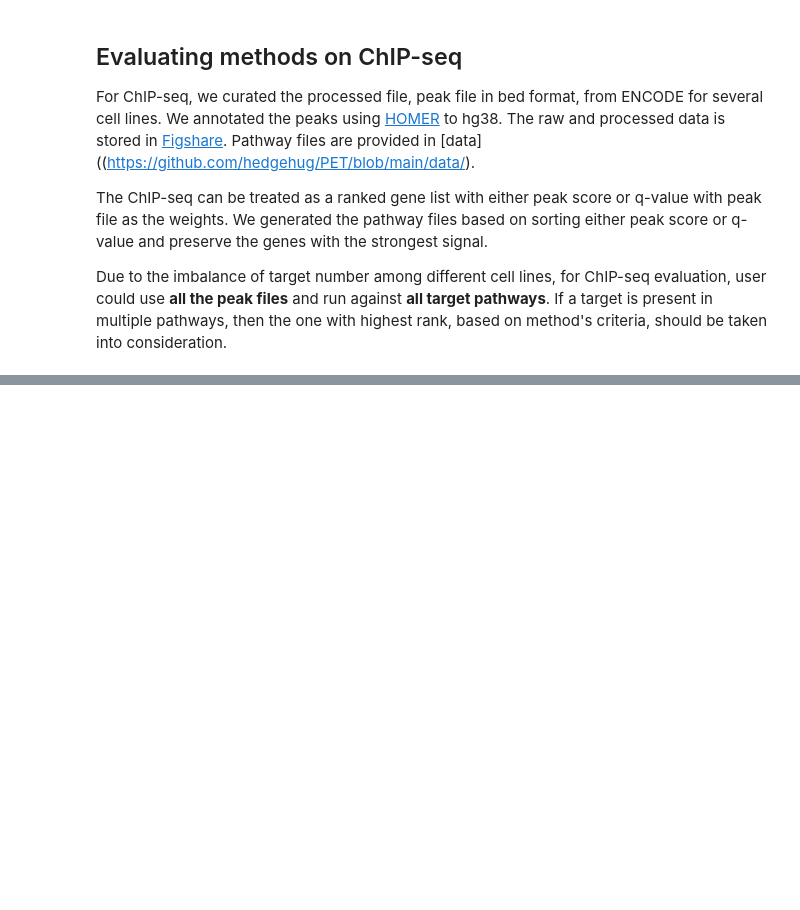
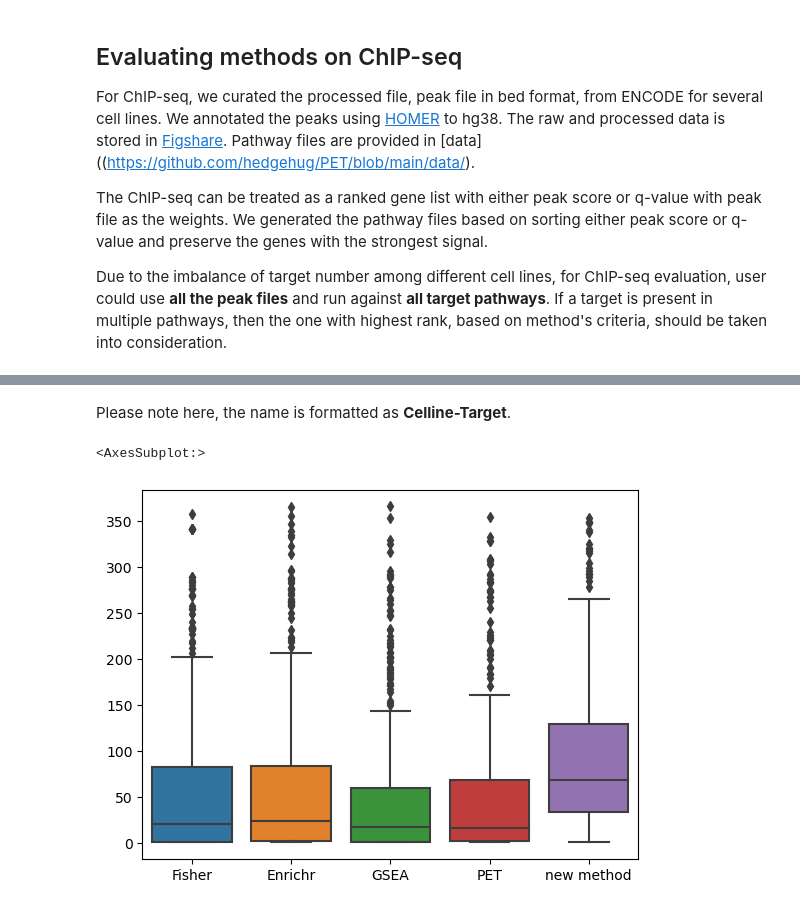
Before and after one commit to hedgehug/PET, a Jupyter notebook: evaluate_new_method.ipynb, the cells around one changed output, grey strips where cells are left out. Drawn from its saved outputs; the diff is of its cells as text; code cells hidden in the pictures; blank space fills up the shorter version.

```diff
--- a/evaluate_new_method.ipynb
+++ b/evaluate_new_method.ipynb
@@ -118,3 +119,11 @@ For ChIP-seq, we curated the processed file, peak file in bed format, from ENCOD
 The ChIP-seq can be treated as a ranked gene list with either peak score or q-value with peak file as the weights. We generated the pathway files based on sorting either peak score or q-value and preserve the genes with the strongest signal.
 
 Due to the imbalance of target number among different cell lines, for ChIP-seq evaluation, user could use **all the peak files** and run against **all target pathways**. If a target is present in multiple pathways, then the one with highest rank, based on method's criteria, should be taken into consideration.
+# %%
+# here, we use the qvalue gmt as an example, similar evaluation could be done with signal gmt and result
+all_target = np.loadtxt('data/ENCODE_ChIP_seq_qvalue.gmt', dtype=str, delimiter='\t')[:, 0]
+
+# genrate a random matrix to represent the enrichment score/rank/any value of the new results.
+rand_enrichment_score_mat = np.random.rand(len(all_target), len(all_target))
+enrichment_score_df = pd.DataFrame(rand_enrichment_score_mat, index=all_target, columns=all_target)
+enrichment_score_df
@@ -120,0 +144,27 @@ Due to the imbalance of target number among different cell lines, for ChIP-seq e
+# %% [markdown]
+Please note here, the name is formatted as **Celline-Target**.
+# %%
+# calculate the rank for each input matrix, calculate the rank of the correspoding pathway in each row
+# let the rank starts from 1
+rank_list = []
+for target in all_target:
+    pathway_scores = enrichment_score_df[target]
+    # some names might contain two dashes, we only need to keep the exact target name
+    tmp_target = target.split('-')[-1]
+    # for q-value, the smaller, the better
+    sorted_pathways = pathway_scores.sort_values(ascending=True).index
+    sorted_pathways = [i.split('-')[-1] for i in sorted_pathways]
+    rank_list.append(sorted_pathways.index(tmp_target)+1)
+
+# now load the benchmark result for Fisher exact test, Enrichr, GSEA and PET under best settings
+# this contains the rank of expected pathway for these 3 methods
+benchmark_result = pd.read_csv('data/Benchmark_results_ChIP_seq_qvalue.txt', header=0, delimiter='\t')
+
+# add the new method result
+benchmark_result['new method'] = rank_list
+
+# plot the comparison
+sns.boxplot(data=benchmark_result)
+# %% [output]
+<AxesSubplot:>
+[figure, added]
```
Also changed, not shown: parts of 3 cells of this notebook, 2 other files.
